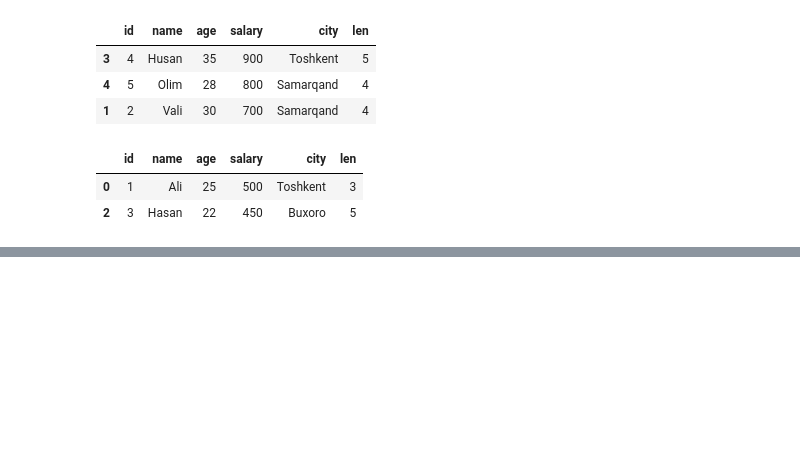
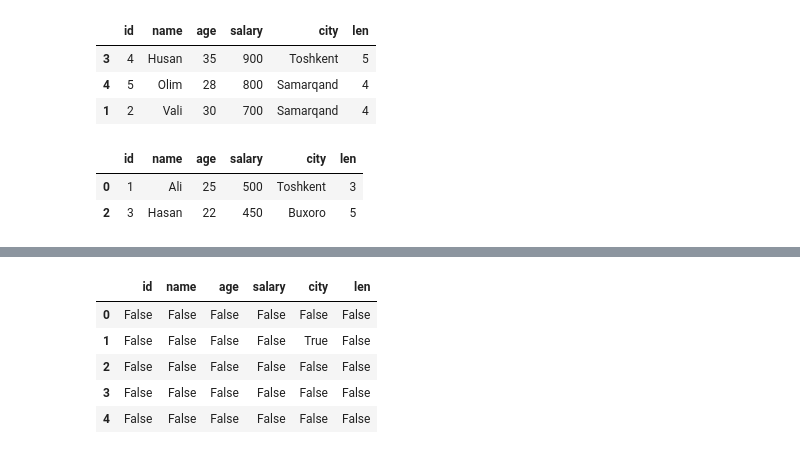
Before and after one commit to madaminovmuhammadjalil/pandas-exercises, a Jupyter notebook: Another_copy_of_Копия_pandas100.ipynb, the cells around one changed output, grey strips where cells are left out. Saved outputs shown, nothing was run; the diff lists cells and outputs as text; code cells hidden in the pictures; blank space fills up the shorter version.

```diff
--- a/Another_copy_of_Копия_pandas100.ipynb
+++ b/Another_copy_of_Копия_pandas100.ipynb
@@ -448,0 +460,10 @@ employees.sort_values(["salary"],ascending=False).tail(2)
+# %%
+# 52
+employees.isna()
+# %% [output]
+|  | id | name | age | salary | city | len |
+| 0 | False | False | False | False | False | False |
+| 1 | False | False | False | False | True | False |
+| 2 | False | False | False | False | False | False |
+| 3 | False | False | False | False | False | False |
+| 4 | False | False | False | False | False | False |
```
Also changed, not shown: parts of 23 cells of this notebook.
